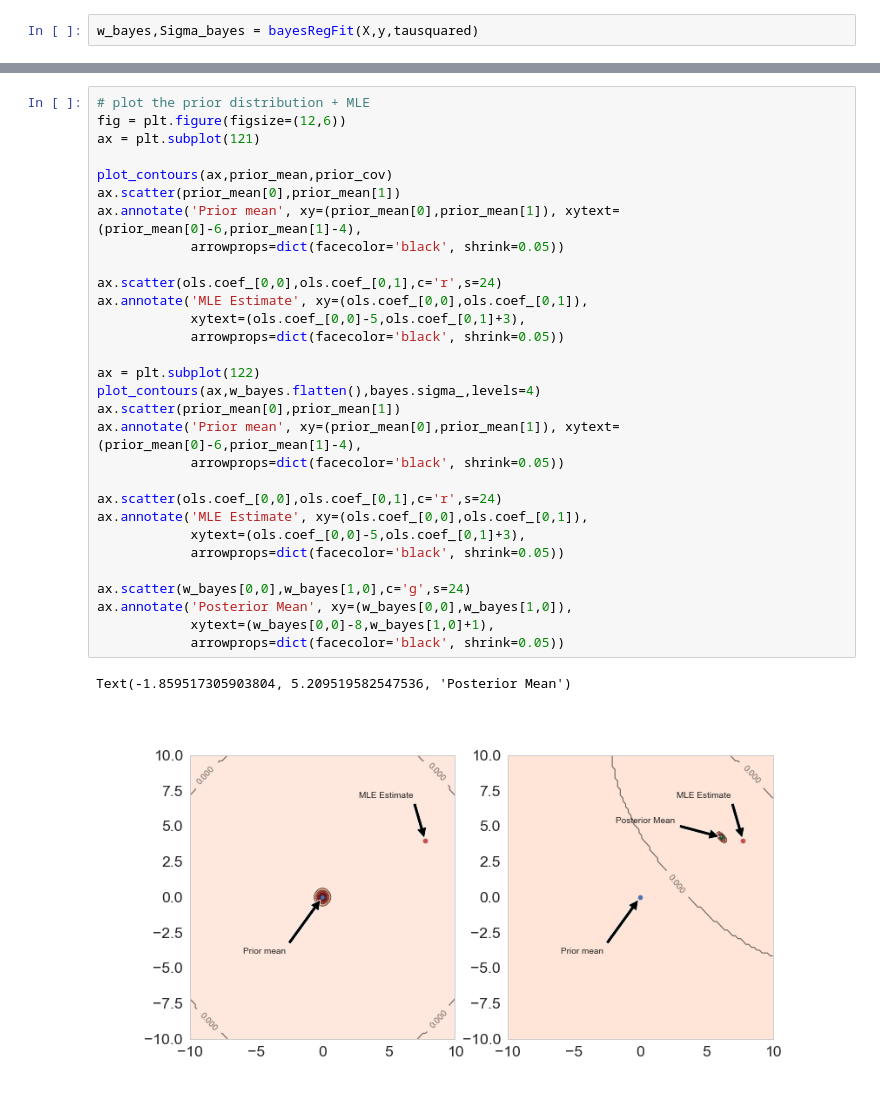
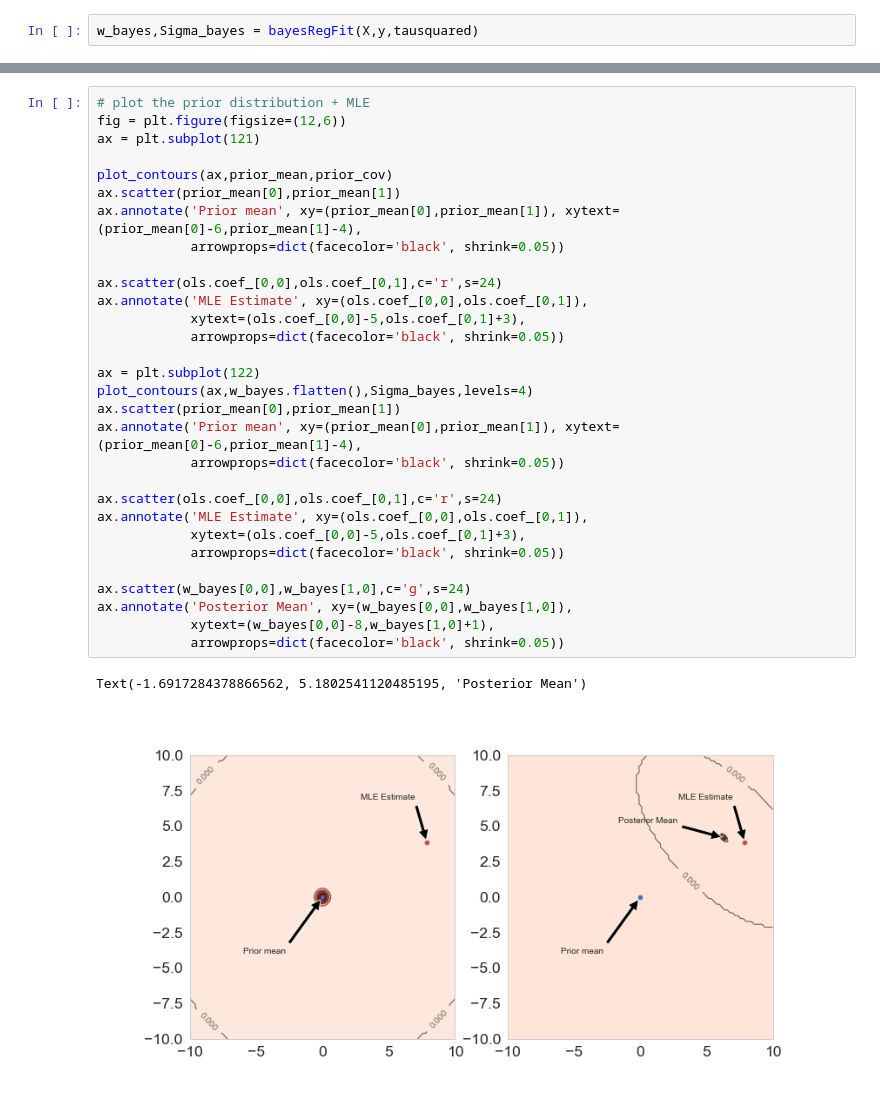
Before and after one commit to ubdsgroup/mlcourse-ub-notebooks, a Jupyter notebook: notebooks/LinearSystems.ipynb, the cells around one changed output, grey strips where cells are left out. Drawn from its saved outputs; the diff is of its cells as text.

```diff
--- a/notebooks/LinearSystems.ipynb
+++ b/notebooks/LinearSystems.ipynb
@@ -959,33 +959,33 @@ print(Sigma_bayes)
 # %%
 # plot the prior distribution + MLE
 fig = plt.figure(figsize=(12,6))
 ax = plt.subplot(121)
 
 plot_contours(ax,prior_mean,prior_cov)
 ax.scatter(prior_mean[0],prior_mean[1])
 ax.annotate('Prior mean', xy=(prior_mean[0],prior_mean[1]), xytext=(prior_mean[0]-6,prior_mean[1]-4),
             arrowprops=dict(facecolor='black', shrink=0.05))
 
 ax.scatter(ols.coef_[0,0],ols.coef_[0,1],c='r',s=24)
 ax.annotate('MLE Estimate', xy=(ols.coef_[0,0],ols.coef_[0,1]),
             xytext=(ols.coef_[0,0]-5,ols.coef_[0,1]+3),
             arrowprops=dict(facecolor='black', shrink=0.05))
 
 ax = plt.subplot(122)
-plot_contours(ax,w_bayes.flatten(),bayes.sigma_,levels=4)
+plot_contours(ax,w_bayes.flatten(),Sigma_bayes,levels=4)
 ax.scatter(prior_mean[0],prior_mean[1])
 ax.annotate('Prior mean', xy=(prior_mean[0],prior_mean[1]), xytext=(prior_mean[0]-6,prior_mean[1]-4),
             arrowprops=dict(facecolor='black', shrink=0.05))
 
 ax.scatter(ols.coef_[0,0],ols.coef_[0,1],c='r',s=24)
 ax.annotate('MLE Estimate', xy=(ols.coef_[0,0],ols.coef_[0,1]),
             xytext=(ols.coef_[0,0]-5,ols.coef_[0,1]+3),
             arrowprops=dict(facecolor='black', shrink=0.05))
 
 ax.scatter(w_bayes[0,0],w_bayes[1,0],c='g',s=24)
 ax.annotate('Posterior Mean', xy=(w_bayes[0,0],w_bayes[1,0]),
             xytext=(w_bayes[0,0]-8,w_bayes[1,0]+1),
             arrowprops=dict(facecolor='black', shrink=0.05))
 # %% [output]
-Text(-1.859517305903804, 5.209519582547536, 'Posterior Mean')
+Text(-1.6917284378866562, 5.1802541120485195, 'Posterior Mean')
-[figure, old version]
+[figure, new version]
```
Also changed, not shown: parts of 3 cells of this notebook.
